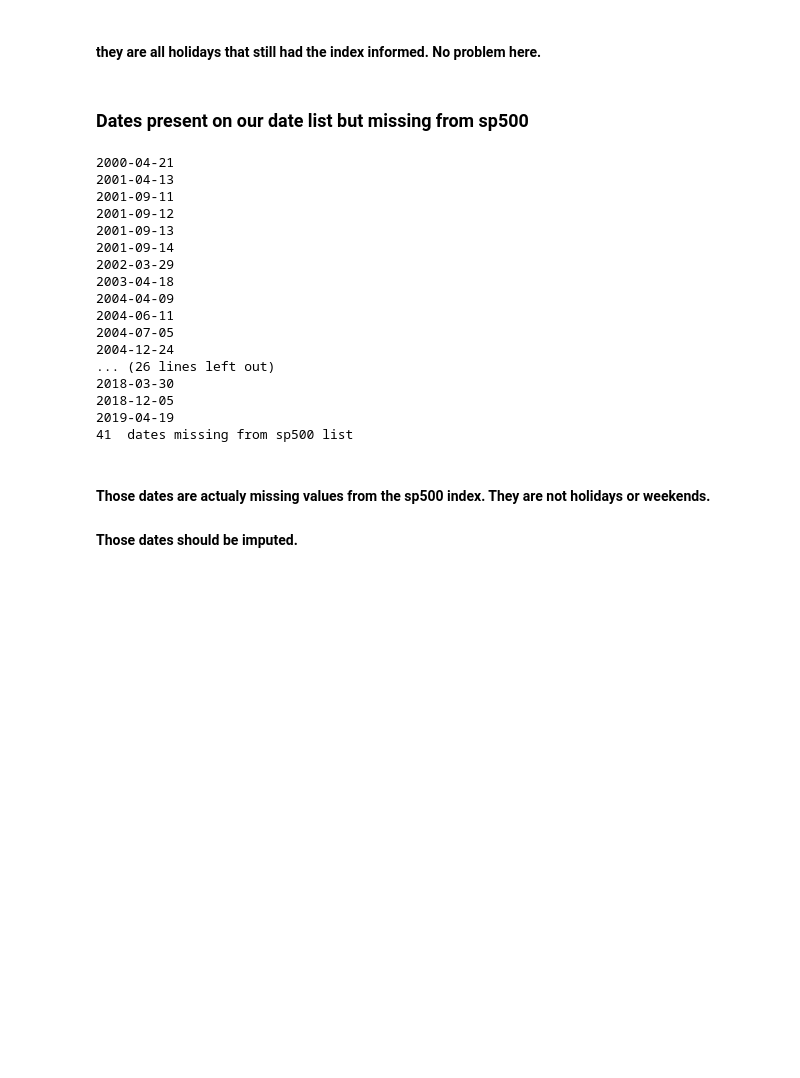
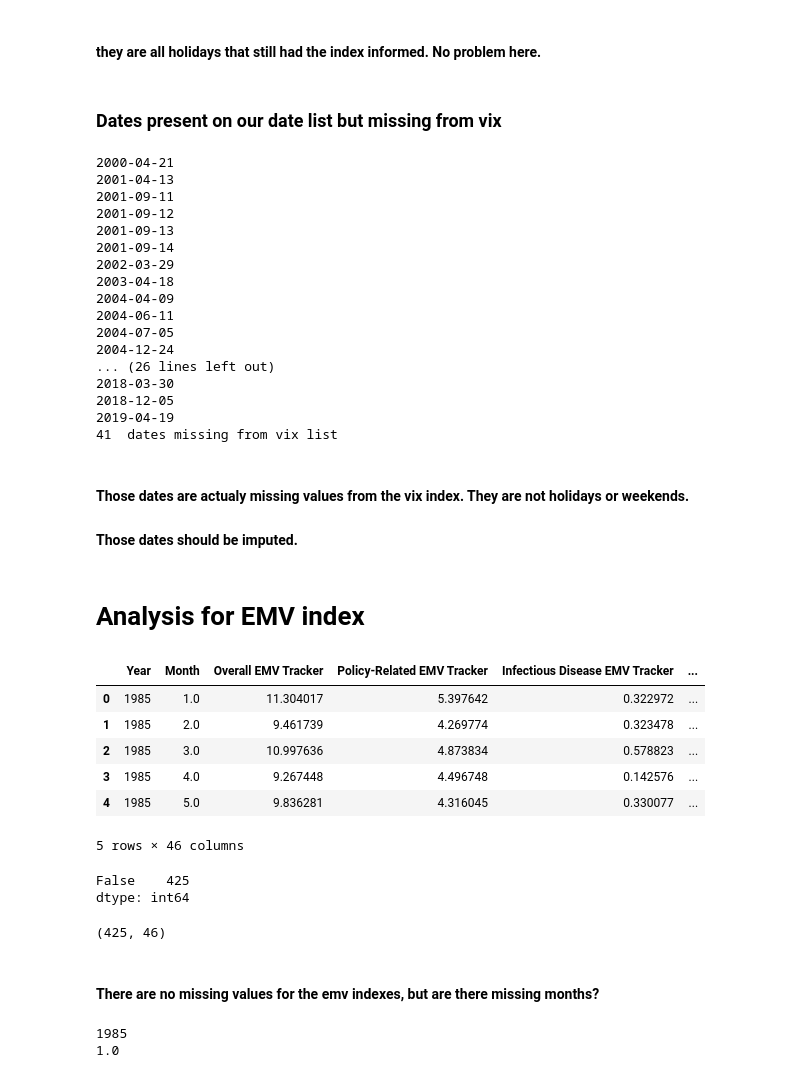
Before and after one commit to silvanaribeiro/TimeSeriesArticle, a Jupyter notebook: Missingness Analysis.ipynb, the cells around one changed output. Cells and saved outputs as stored; diff of their text form; code cells hidden in the pictures; blank space fills up the shorter version.

Commit message:
Missingness analysis on the EMV index

```diff
--- a/Missingness Analysis.ipynb
+++ b/Missingness Analysis.ipynb
@@ -274,14 +274,14 @@ print(count, "dates are missing from our dates list")
 #### they are all holidays that still had the index informed. No problem here.
 # %% [markdown]
 
-### Dates present on our date list but missing from sp500
+### Dates present on our date list but missing from vix
 # %%
 count = 0
 for date in dates:
     if date.strftime('%Y-%m-%d') not in v_vix['Date'].unique():
         print(date.strftime('%Y-%m-%d'))
         count += 1
-print(count, " dates missing from sp500 list")
+print(count, " dates missing from vix list")
 # %% [output]
 2000-04-21
 2001-04-13
@@ -299,7 +299,21 @@ print(count, " dates missing from sp500 list")
 2018-03-30
 2018-12-05
 2019-04-19
-41  dates missing from sp500 list
+41  dates missing from vix list
 # %% [markdown]
-#### Those dates are actualy missing values from the sp500 index. They are not holidays or weekends.
+#### Those dates are actualy missing values from the vix index. They are not holidays or weekends.
 #### Those dates should be imputed.
+# %% [markdown]
+# Analysis for EMV index
+# %%
+v_monthly_EMV_index =  pd.read_excel('EMV_Data.xlsx')
+v_monthly_EMV_index = v_monthly_EMV_index[:-1]
+v_monthly_EMV_index.head()
+# %% [output]
+|  | Year | Month | Overall EMV Tracker | Policy-Related EMV Tracker | Infectious Disease EMV Tracker | ... |
+| 0 | 1985 | 1.0 | 11.304017 | 5.397642 | 0.322972 | ... |
+| 1 | 1985 | 2.0 | 9.461739 | 4.269774 | 0.323478 | ... |
+| 2 | 1985 | 3.0 | 10.997636 | 4.873834 | 0.578823 | ... |
+| 3 | 1985 | 4.0 | 9.267448 | 4.496748 | 0.142576 | ... |
+| 4 | 1985 | 5.0 | 9.836281 | 4.316045 | 0.330077 | ... |
+5 rows × 46 columns
@@ -305,0 +322,17 @@ print(count, " dates missing from sp500 list")
+# %%
+at_least_one_value_missing.value_counts()
+# %% [output]
+False    425
+dtype: int64
+# %%
+v_monthly_EMV_index.shape
+# %% [output]
+(425, 46)
+# %% [markdown]
+#### There are no missing values for the emv indexes, but are there missing months?
+# %%
+print(v_monthly_EMV_index.iloc[0]['Year'])
+print(v_monthly_EMV_index.iloc[0]['Month'])
+# %% [output]
+1985
+1.0
```
Also changed, not shown: parts of 8 cells of this notebook.
